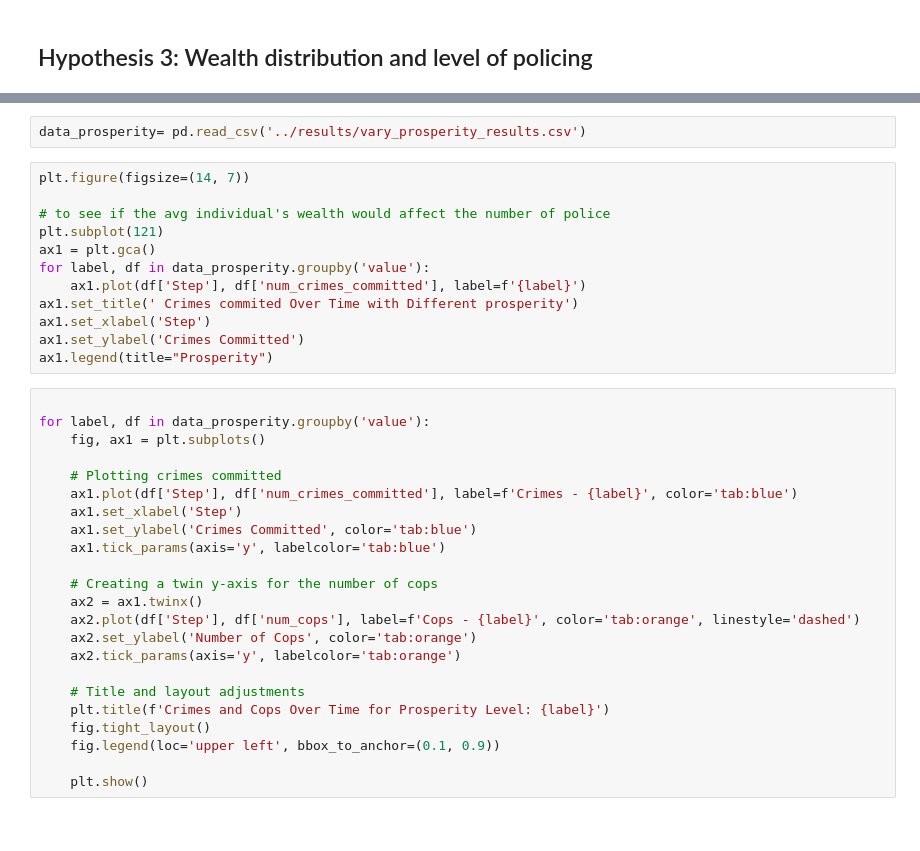
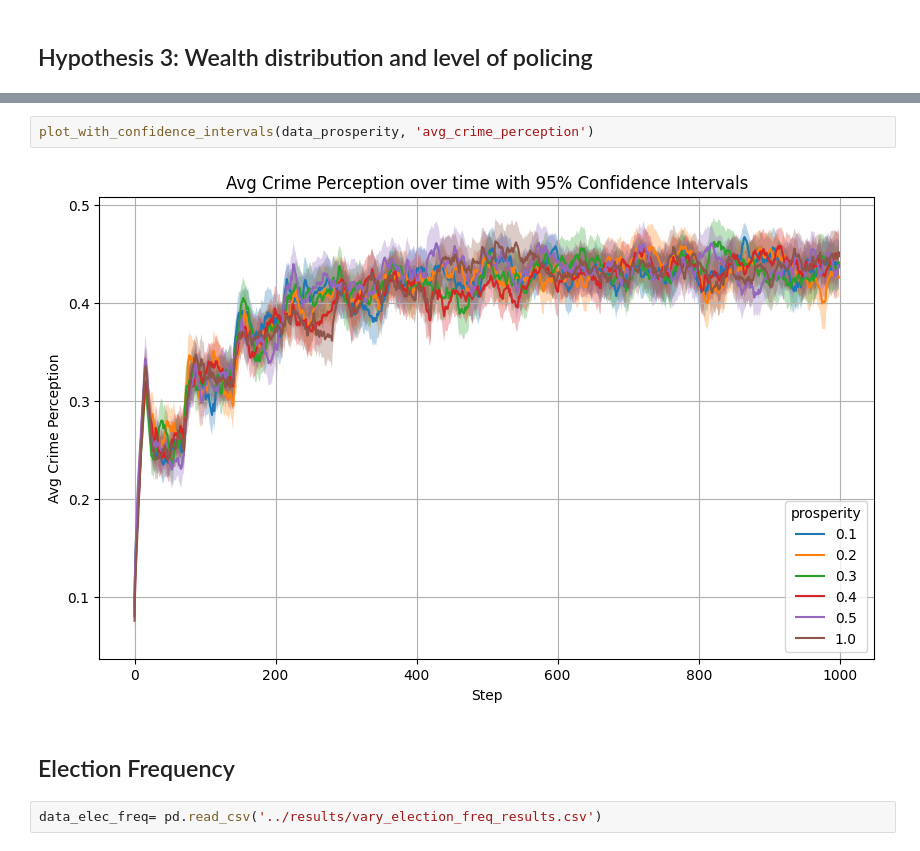
Before and after one commit to nabilasiregar/abm-project, a Jupyter notebook: notebooks/viz_notebook.ipynb, the cells around one changed output, grey strips where cells are left out. Cells and saved outputs as stored; diff of their text form.

Commit message:
Prosperity/Elec freq simulation

```diff
--- a/notebooks/viz_notebook.ipynb
+++ b/notebooks/viz_notebook.ipynb
@@ -279,37 +431,8 @@ Others
+# %%
+plot_with_confidence_intervals(data_prosperity, 'avg_crime_perception')
+# %% [output]
+[figure, added]
+# %% [markdown]
+## Election Frequency
 # %%
-data_prosperity= pd.read_csv('../results/vary_prosperity_results.csv')
+data_elec_freq= pd.read_csv('../results/vary_election_freq_results.csv')
-# %%
-plt.figure(figsize=(14, 7))
-
-# to see if the avg individual's wealth would affect the number of police
-plt.subplot(121)
-ax1 = plt.gca()
-for label, df in data_prosperity.groupby('value'):
-    ax1.plot(df['Step'], df['num_crimes_committed'], label=f'{label}')
-ax1.set_title(' Crimes commited Over Time with Different prosperity')
-ax1.set_xlabel('Step')
-ax1.set_ylabel('Crimes Committed')
-ax1.legend(title="Prosperity")
-# %%
-
-for label, df in data_prosperity.groupby('value'):
-    fig, ax1 = plt.subplots()
-
-    # Plotting crimes committed
-    ax1.plot(df['Step'], df['num_crimes_committed'], label=f'Crimes - {label}', color='tab:blue')
-    ax1.set_xlabel('Step')
-    ax1.set_ylabel('Crimes Committed', color='tab:blue')
-    ax1.tick_params(axis='y', labelcolor='tab:blue')
-
-    # Creating a twin y-axis for the number of cops
-    ax2 = ax1.twinx()
-    ax2.plot(df['Step'], df['num_cops'], label=f'Cops - {label}', color='tab:orange', linestyle='dashed')
-    ax2.set_ylabel('Number of Cops', color='tab:orange')
-    ax2.tick_params(axis='y', labelcolor='tab:orange')
-
-    # Title and layout adjustments
-    plt.title(f'Crimes and Cops Over Time for Prosperity Level: {label}')
-    fig.tight_layout()
-    fig.legend(loc='upper left', bbox_to_anchor=(0.1, 0.9))
-
-    plt.show()
```
Also changed, not shown: parts of 21 cells of this notebook, 6 other files.
